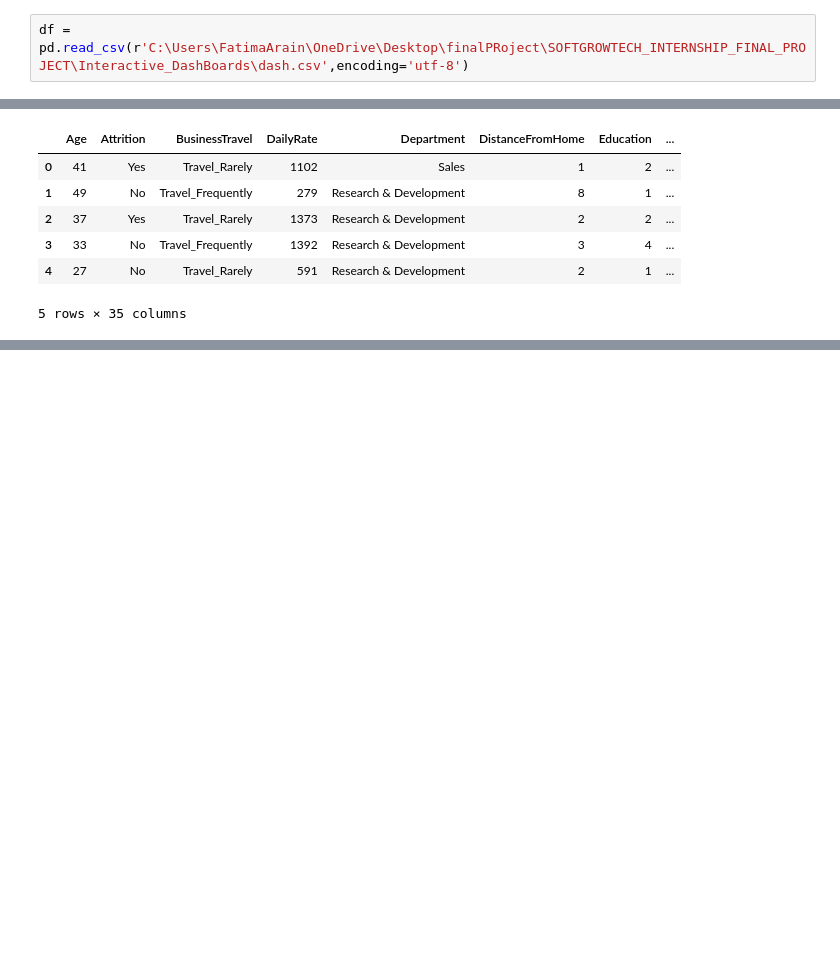
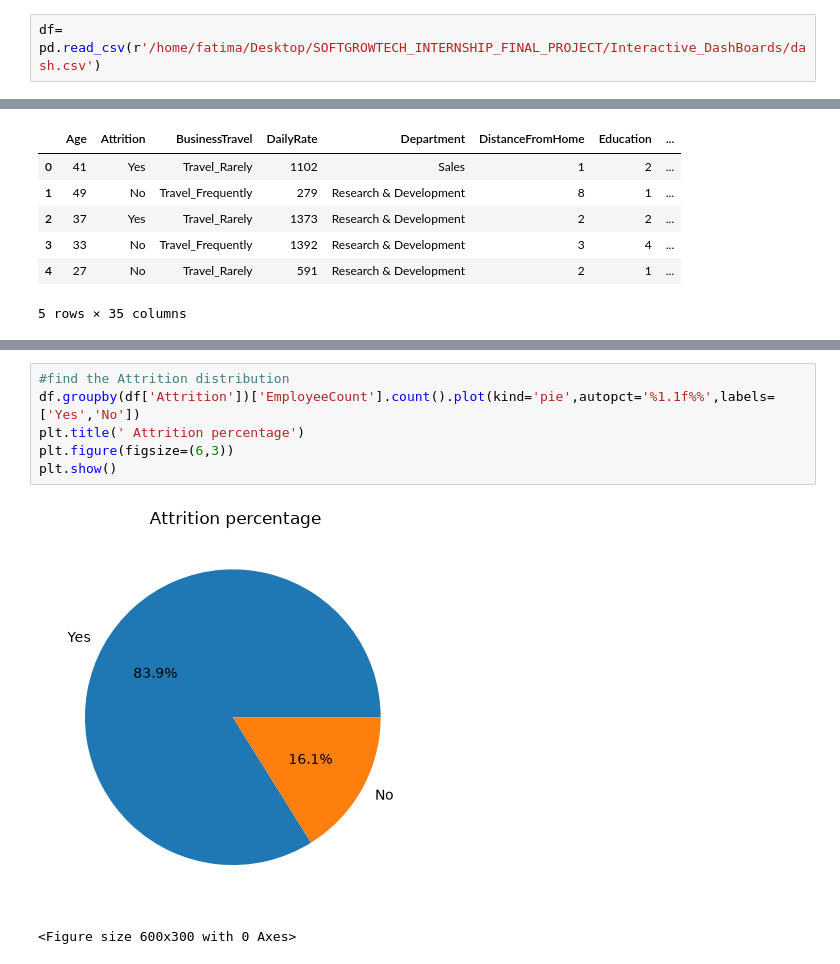
Before and after one commit to Fatima-Arain206/SOFTGROWTECH_INTERNSHIP_FINAL_PROJECT, a Jupyter notebook: Interactive_DashBoards/dashboard.ipynb, the cells around one changed output, grey strips where cells are left out. Cells and saved outputs as stored; diff of their text form; blank space fills up the shorter version.

```diff
--- a/Interactive_DashBoards/dashboard.ipynb
+++ b/Interactive_DashBoards/dashboard.ipynb
@@ -4,7 +4,7 @@ import numpy as np
 import matplotlib.pyplot as plt
 import seaborn as sb
 # %%
-df = pd.read_csv(r'C:\Users\FatimaArain\OneDrive\Desktop\finalPRoject\SOFTGROWTECH_INTERNSHIP_FINAL_PROJECT\Interactive_DashBoards\dash.csv',encoding='utf-8')
+df= pd.read_csv(r'/home/fatima/Desktop/SOFTGROWTECH_INTERNSHIP_FINAL_PROJECT/Interactive_DashBoards/dash.csv')
 # %%
 # info
 df.info()
@@ -38,0 +79,9 @@ df.head()
+# %%
+#find the Attrition distribution
+df.groupby(df['Attrition'])['EmployeeCount'].count().plot(kind='pie',autopct='%1.1f%%',labels=['Yes','No'])
+plt.title(' Attrition percentage')
+plt.figure(figsize=(6,3))
+plt.show()
+# %% [output]
+[figure, added]
+<Figure size 600x300 with 0 Axes>
```
Also changed, not shown: parts of 14 cells of this notebook.
